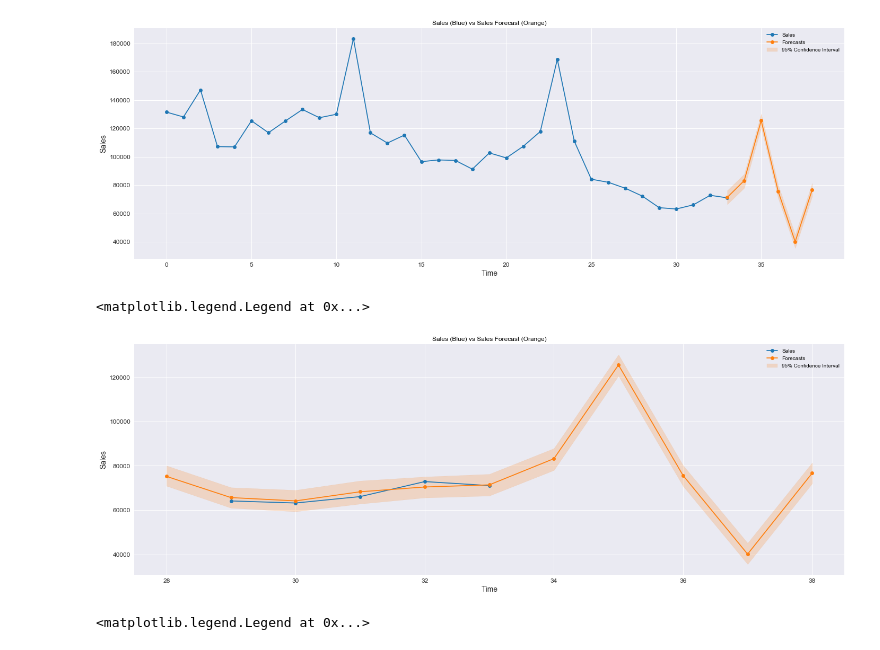
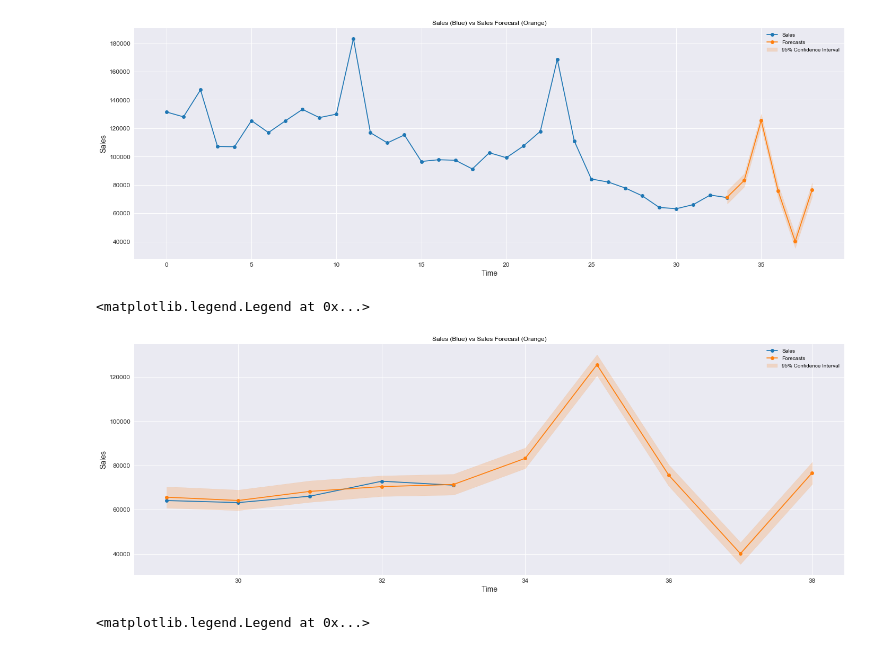
Before and after one commit to leandrocamara/future-sales-forecast, a Jupyter notebook: future-sales-forecast.ipynb, the cells around one changed output. Drawn from its saved outputs; the diff is of its cells as text; code cells hidden in the pictures.

Commit message:
Ajustes no TCC e no nomenclatura dos datasets.

```diff
--- a/future-sales-forecast.ipynb
+++ b/future-sales-forecast.ipynb
@@ -15,7 +17,7 @@ matplotlib.rcParams['ytick.labelsize'] = 12
 # %% [markdown]
 #### Load Datasets
 # %%
+# Carregamento dos datasets.
 items = pd.read_csv('datasets/items.csv')
-shops = pd.read_csv('datasets/shops.csv')
-sales = pd.read_csv('datasets/sales_train.csv')
+sales = pd.read_csv('datasets/sales.csv')
 items_categories = pd.read_csv('datasets/item_categories.csv')
@@ -298,16 +299,16 @@ plt.legend()
 # %%
 fig, axs = plt.subplots(figsize=(24, 8))
 axs.set_title('Sales (Blue) vs Sales Forecast (Orange)')
 axs.set_ylabel('Sales')
 axs.set_xlabel('Time')
 axs.plot(total_sales[-5:].drop('ds', axis=1), '-ok', color='tab:blue', label='Sales')
-axs.plot(forecasts_sales[-11:].yhat, '-ok', color='tab:orange', label='Forecasts')
-axs.fill_between(forecasts_sales[-11:].index, forecasts_sales[-11:].yhat_upper, forecasts_sales[-11:].yhat_lower,
+axs.plot(forecasts_sales[-10:].yhat, '-ok', color='tab:orange', label='Forecasts')
+axs.fill_between(forecasts_sales[-10:].index, forecasts_sales[-10:].yhat_upper, forecasts_sales[-10:].yhat_lower,
                  alpha=0.2, color='tab:orange', label='95% Confidence Interval')
 plt.legend()
 # %% [output]
 <matplotlib.legend.Legend at 0x...>
-[figure, old version]
+[figure, new version]
 # %%
 fig, axs = plt.subplots(figsize=(24, 8))
 axs.set_title('Revenue (Blue) vs Revenue Forecast (Orange)')
```
Also changed, not shown: parts of 12 cells of this notebook, 3 other files.
